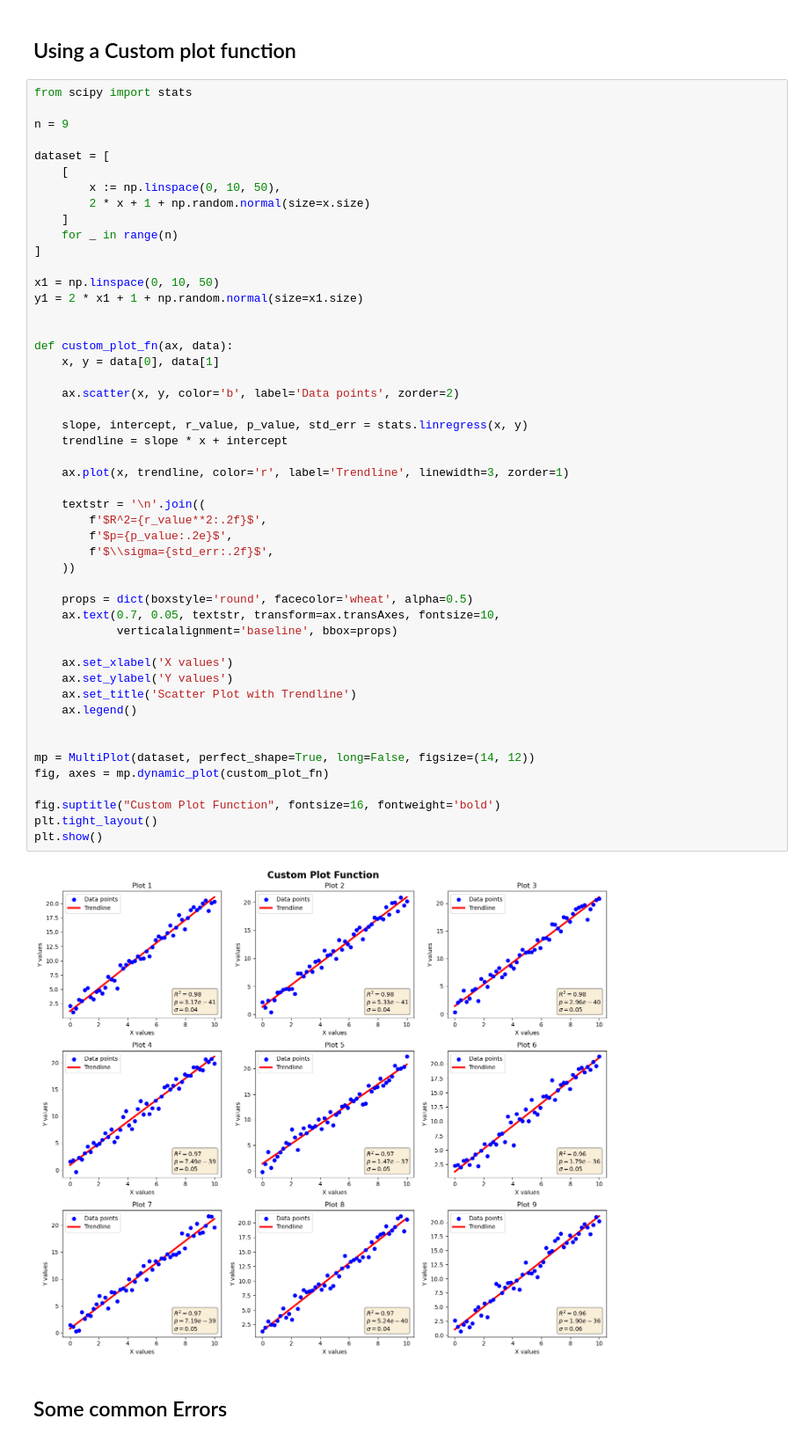
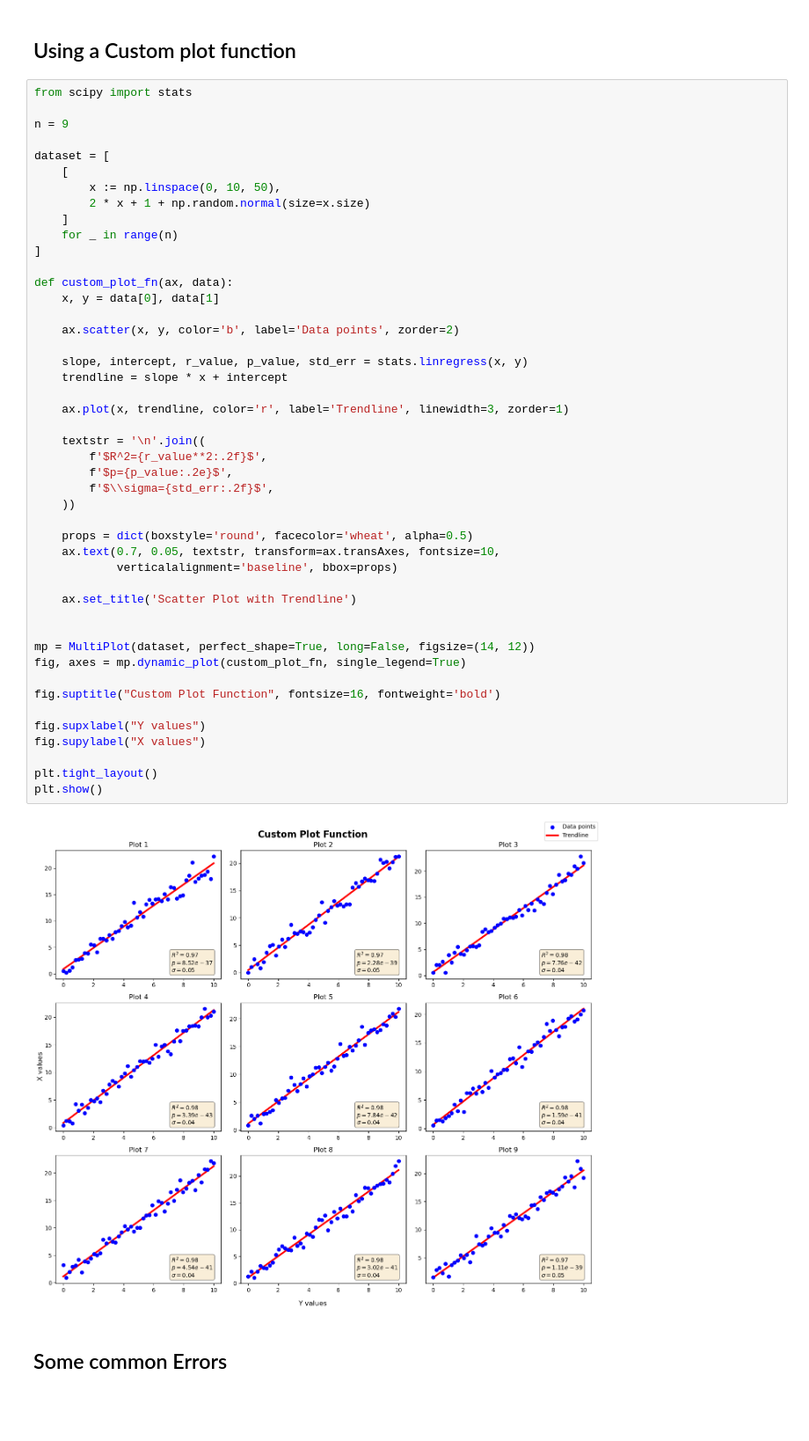
Before and after one commit to KonsKons26/dmplot, a Jupyter notebook: usecases.ipynb, the cells around one changed output. Shown at 88% size. Saved outputs shown, nothing was run; the diff lists cells and outputs as text; blank space fills up the shorter version.

Commit message:
docstring, legends and comments

```diff
--- a/usecases.ipynb
+++ b/usecases.ipynb
@@ -125,45 +125,42 @@ dataset = [
     ]
     for _ in range(n)
 ]
-
-x1 = np.linspace(0, 10, 50)
-y1 = 2 * x1 + 1 + np.random.normal(size=x1.size)
-
 
 def custom_plot_fn(ax, data):
     x, y = data[0], data[1]
 
     ax.scatter(x, y, color='b', label='Data points', zorder=2)
 
     slope, intercept, r_value, p_value, std_err = stats.linregress(x, y)
     trendline = slope * x + intercept
 
     ax.plot(x, trendline, color='r', label='Trendline', linewidth=3, zorder=1)
 
     textstr = '\n'.join((
         f'$R^2={r_value**2:.2f}$',
         f'$p={p_value:.2e}$',
         f'$\\sigma={std_err:.2f}$',
     ))
 
     props = dict(boxstyle='round', facecolor='wheat', alpha=0.5)
     ax.text(0.7, 0.05, textstr, transform=ax.transAxes, fontsize=10,
             verticalalignment='baseline', bbox=props)
 
-    ax.set_xlabel('X values')
-    ax.set_ylabel('Y values')
     ax.set_title('Scatter Plot with Trendline')
-    ax.legend()
 
 
 mp = MultiPlot(dataset, perfect_shape=True, long=False, figsize=(14, 12))
-fig, axes = mp.dynamic_plot(custom_plot_fn)
+fig, axes = mp.dynamic_plot(custom_plot_fn, single_legend=True)
 
 fig.suptitle("Custom Plot Function", fontsize=16, fontweight='bold')
+
+fig.supxlabel("Y values")
+fig.supylabel("X values")
+
 plt.tight_layout()
 plt.show()
 # %% [output]
-[figure, old version]
+[figure, new version]
 # %% [markdown]
 ## Some common Errors
 # %%
```
Also changed, not shown: parts of 6 cells of this notebook, 1 other file.
